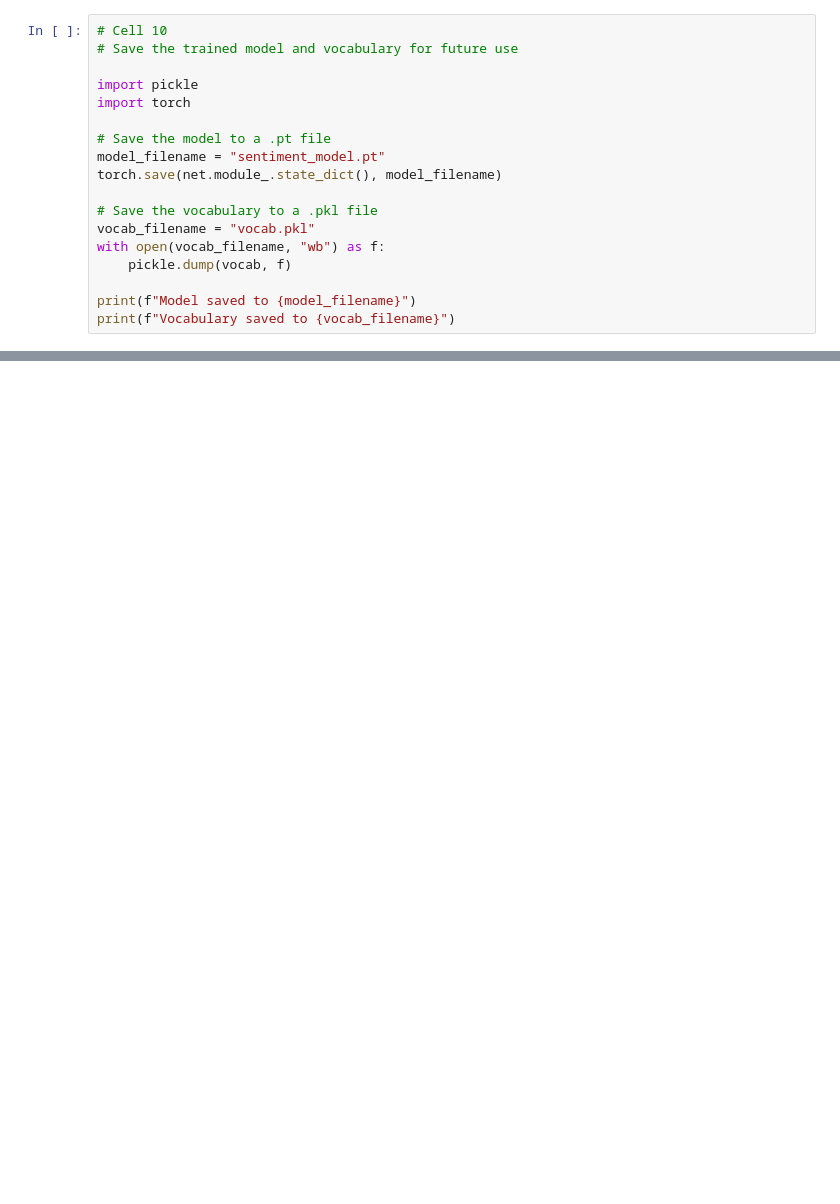
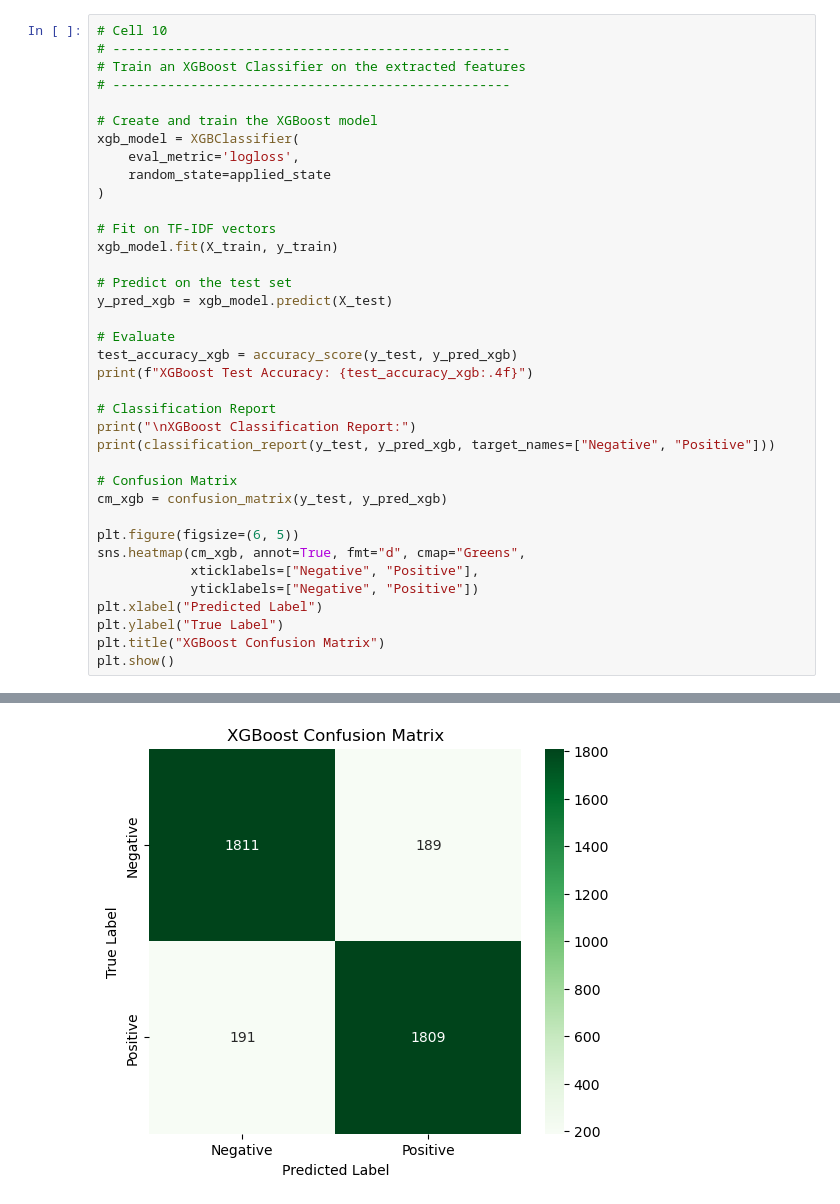
Before and after one commit to djhepker/ml_ai_proj_2, a Jupyter notebook: proj2.ipynb, the cells around one changed output, grey strips where cells are left out. Cells and saved outputs as stored; diff of their text form; blank space fills up the shorter version.

```diff
--- a/proj2.ipynb
+++ b/proj2.ipynb
@@ -404,18 +478,38 @@ plt.show()
 # %%
 # Cell 10
-# Save the trained model and vocabulary for future use
+# ---------------------------------------------------
+# Train an XGBoost Classifier on the extracted features
+# ---------------------------------------------------
 
-import pickle
-import torch
+# Create and train the XGBoost model
+xgb_model = XGBClassifier(
+    eval_metric='logloss',
+    random_state=applied_state
+)
 
-# Save the model to a .pt file
-model_filename = "sentiment_model.pt"
-torch.save(net.module_.state_dict(), model_filename)
+# Fit on TF-IDF vectors
+xgb_model.fit(X_train, y_train)
 
-# Save the vocabulary to a .pkl file
-vocab_filename = "vocab.pkl"
-with open(vocab_filename, "wb") as f:
-    pickle.dump(vocab, f)
+# Predict on the test set
+y_pred_xgb = xgb_model.predict(X_test)
 
-print(f"Model saved to {model_filename}")
-print(f"Vocabulary saved to {vocab_filename}")
+# Evaluate
+test_accuracy_xgb = accuracy_score(y_test, y_pred_xgb)
+print(f"XGBoost Test Accuracy: {test_accuracy_xgb:.4f}")
+
+# Classification Report
+print("\nXGBoost Classification Report:")
+print(classification_report(y_test, y_pred_xgb, target_names=["Negative", "Positive"]))
+
+# Confusion Matrix
+cm_xgb = confusion_matrix(y_test, y_pred_xgb)
+
+plt.figure(figsize=(6, 5))
+sns.heatmap(cm_xgb, annot=True, fmt="d", cmap="Greens",
+            xticklabels=["Negative", "Positive"],
+            yticklabels=["Negative", "Positive"])
+plt.xlabel("Predicted Label")
+plt.ylabel("True Label")
+plt.title("XGBoost Confusion Matrix")
+plt.show()
+# %% [output]
@@ -422,2 +527,3 @@ print(f"Vocabulary saved to {vocab_filename}")
+[figure, added]
 # %%
 # Cell 11
```
Also changed, not shown: parts of 12 cells of this notebook, 2 other files.
